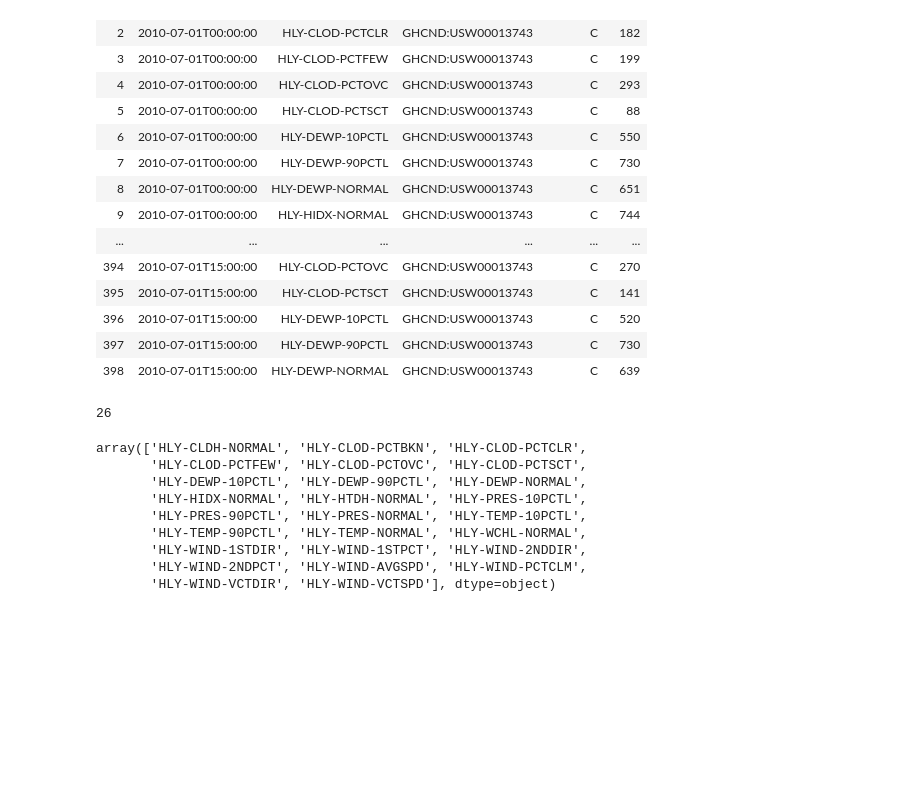
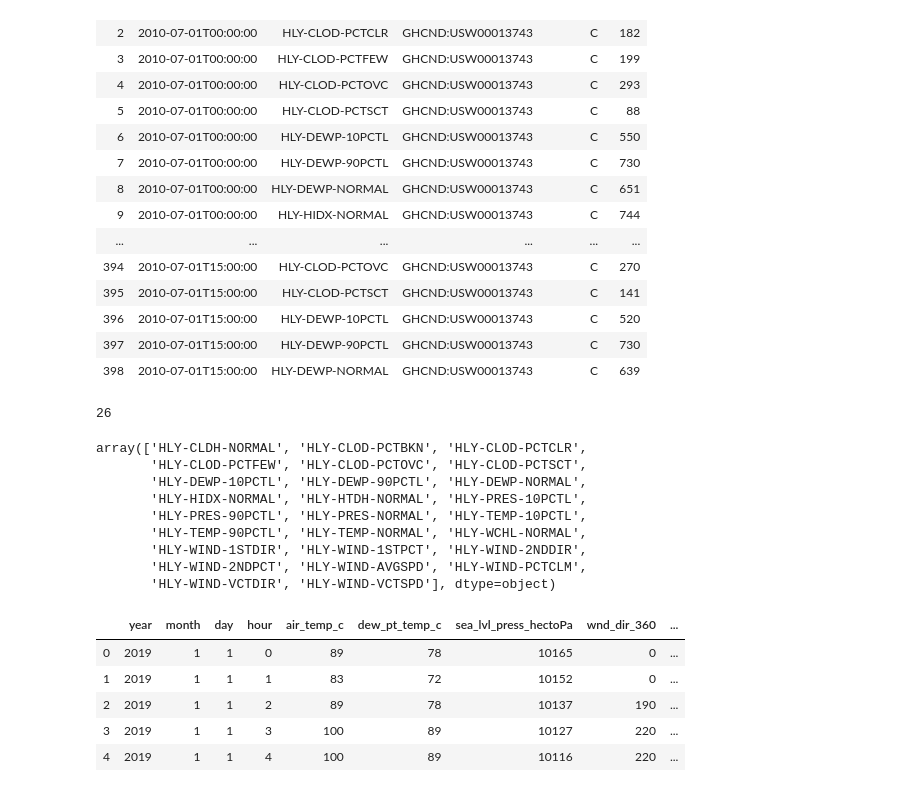
Before and after one commit to NathanVenos/dc-ds-08-26-19, a Jupyter notebook: blogs/blog_2/weather_api_exploring.ipynb, the cells around one changed output. Saved outputs shown, nothing was run; the diff lists cells and outputs as text; code cells hidden in the pictures; blank space fills up the shorter version.

```diff
--- a/blogs/blog_2/weather_api_exploring.ipynb
+++ b/blogs/blog_2/weather_api_exploring.ipynb
@@ -186,0 +194,17 @@ array(['HLY-CLDH-NORMAL', 'HLY-CLOD-PCTBKN', 'HLY-CLOD-PCTCLR',
+# %%
+base_url = 'ftp://ftp.ncdc.noaa.gov'
+rel_url = '/pub/data/noaa/isd-lite/2019/724050-13743-2019.gz'
+asos_fwf_cols = ['year', 'month', 'day', 'hour', 'air_temp_c', 'dew_pt_temp_c',
+                 'sea_lvl_press_hectoPa', 'wnd_dir_360', 'wnd_spd_mtrpersec',
+                 'sky_condition', 'precip_hrly', 'precip_6hr_accum']
+asos_df = pd.read_fwf(base_url+rel_url, header=None)
+asos_df.columns = asos_fwf_cols
+# %%
+asos_df.head()
+# %% [output]
+|  | year | month | day | hour | air_temp_c | dew_pt_temp_c | sea_lvl_press_hectoPa | wnd_dir_360 | ... |
+| 0 | 2019 | 1 | 1 | 0 | 89 | 78 | 10165 | 0 | ... |
+| 1 | 2019 | 1 | 1 | 1 | 83 | 72 | 10152 | 0 | ... |
+| 2 | 2019 | 1 | 1 | 2 | 89 | 78 | 10137 | 190 | ... |
+| 3 | 2019 | 1 | 1 | 3 | 100 | 89 | 10127 | 220 | ... |
+| 4 | 2019 | 1 | 1 | 4 | 100 | 89 | 10116 | 220 | ... |
```
Also changed, not shown: parts of 7 cells of this notebook, 19 other files.
